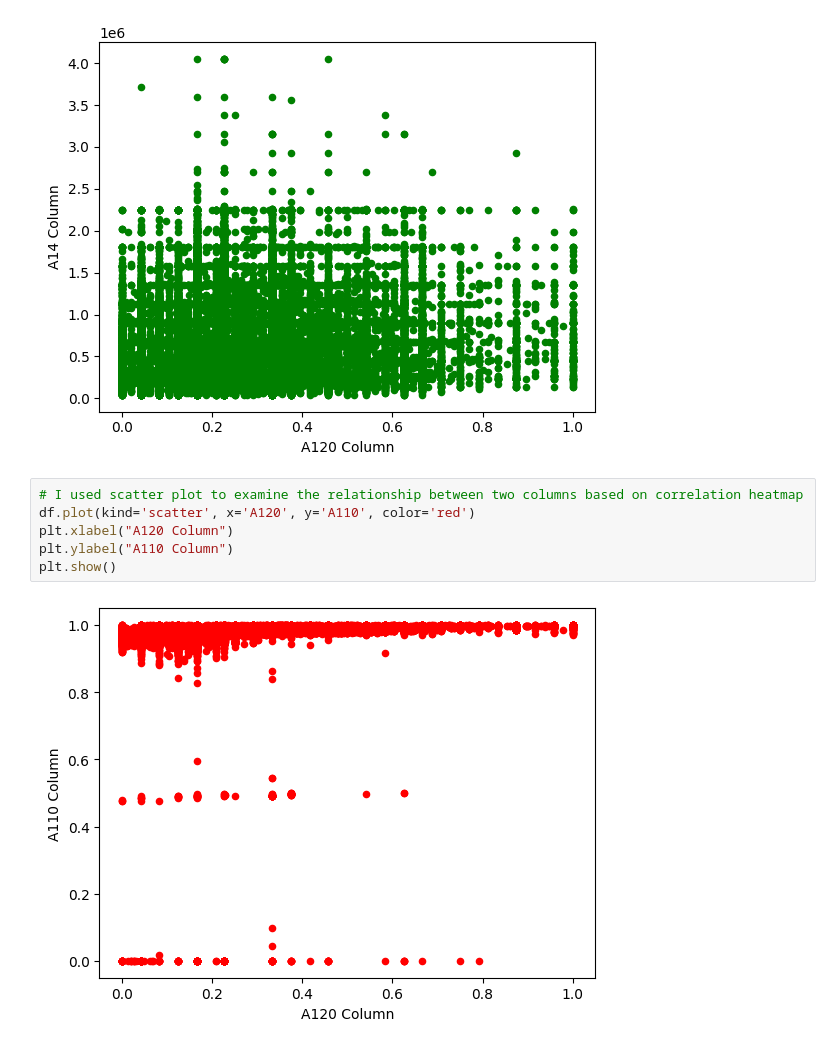
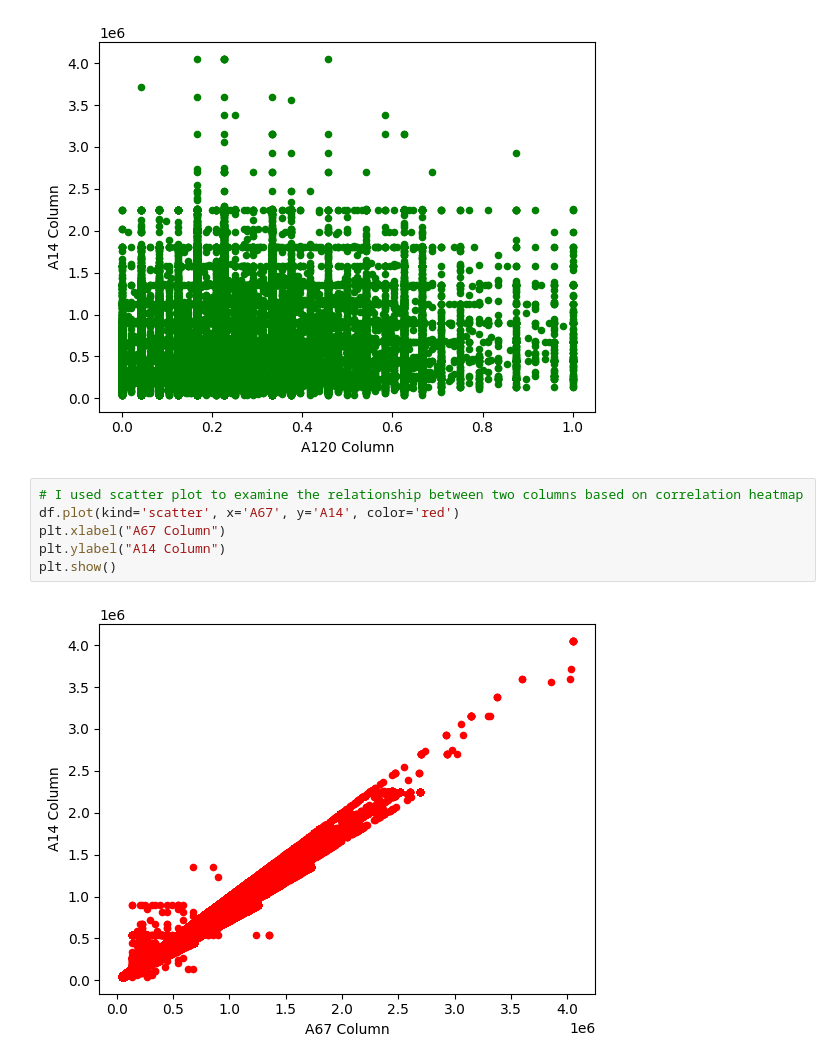
Before and after one commit to Erkammmm/VeriSpor, a Jupyter notebook: Çetkin_Erkam_Progress_Report.ipynb, the cells around one changed output. Cells and saved outputs as stored; diff of their text form.

```diff
--- a/Çetkin_Erkam_Progress_Report.ipynb
+++ b/Çetkin_Erkam_Progress_Report.ipynb
@@ -266,9 +307,9 @@ plt.show()
 [figure]
 # %%
 # I used scatter plot to examine the relationship between two columns based on correlation heatmap
-df.plot(kind='scatter', x='A120', y='A110', color='red')
-plt.xlabel("A120 Column")
-plt.ylabel("A110 Column")
+df.plot(kind='scatter', x='A67', y='A14', color='red')
+plt.xlabel("A67 Column")
+plt.ylabel("A14 Column")
 plt.show()
 # %% [output]
-[figure, old version]
+[figure, new version]
```
Also changed, not shown: parts of 11 cells of this notebook.
